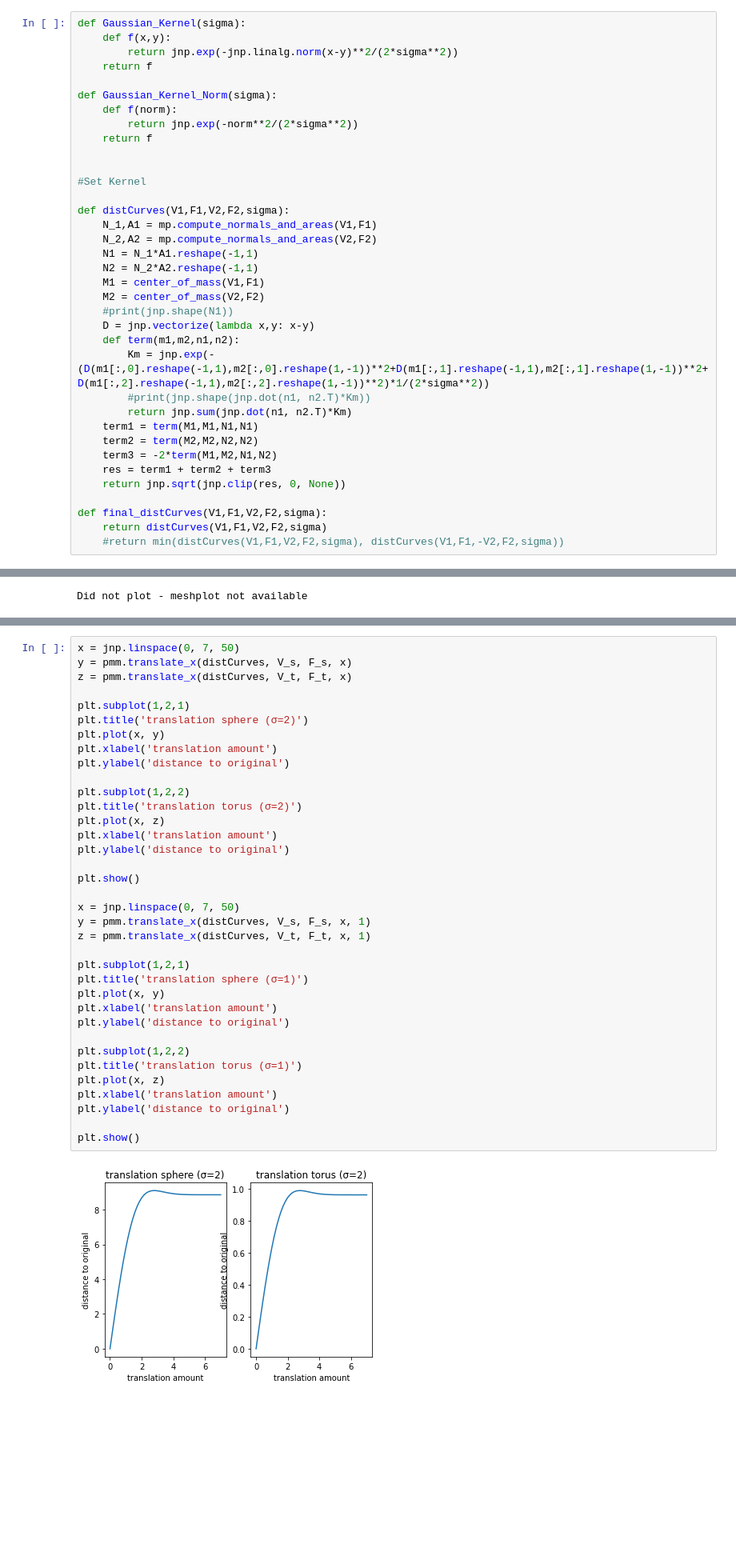
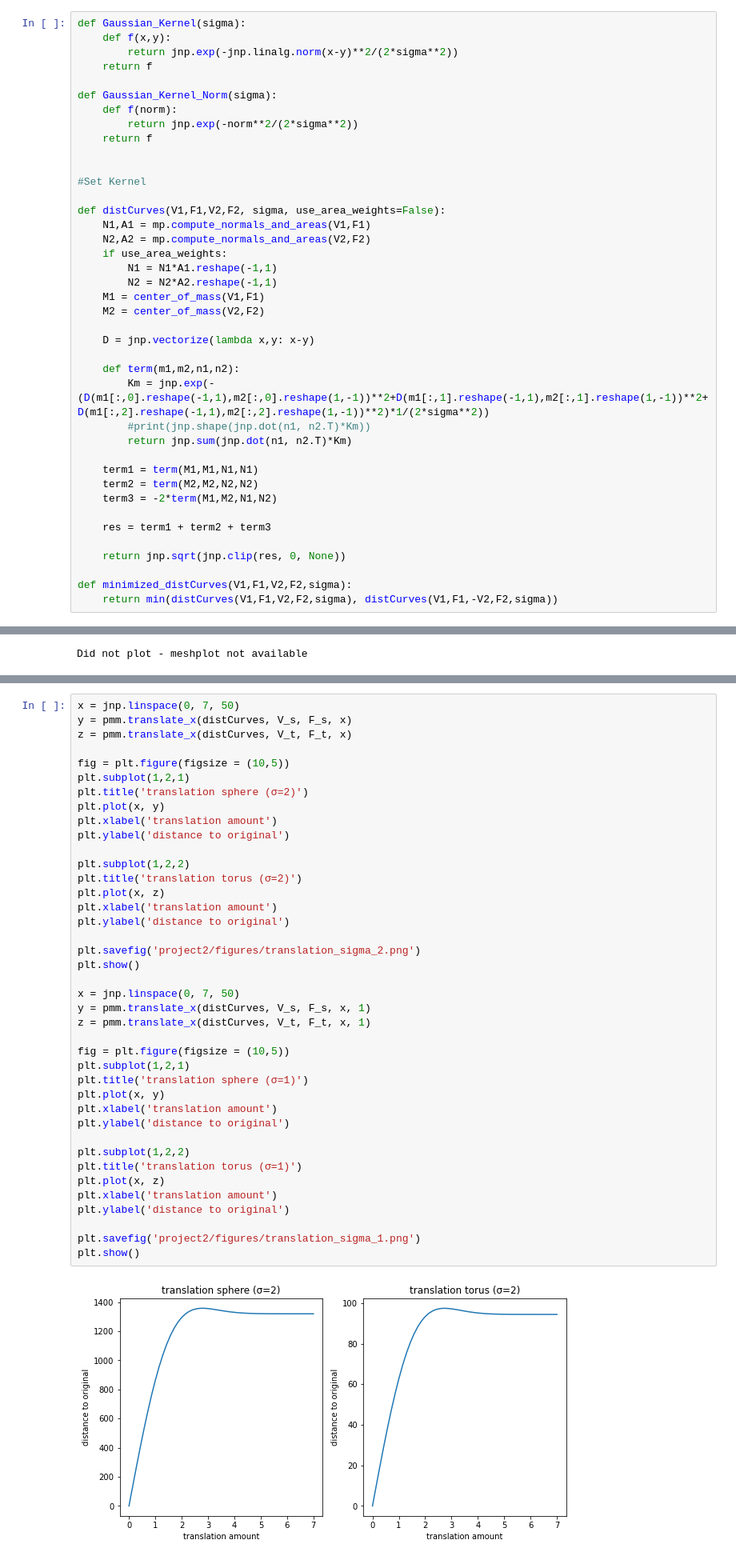
Before and after one commit to Mystiking/AppliedDifferentialGeometry, a Jupyter notebook: Distance measure for Currents.ipynb, the cells around one changed output, grey strips where cells are left out. Shown at 80% size. Drawn from its saved outputs; the diff is of its cells as text; blank space fills up the shorter version.

Commit message:
changes and figures

```diff
--- a/Distance measure for Currents.ipynb
+++ b/Distance measure for Currents.ipynb
@@ -61,27 +61,31 @@ def Gaussian_Kernel_Norm(sigma):
 
 #Set Kernel
 
-def distCurves(V1,F1,V2,F2,sigma):
-    N_1,A1 = mp.compute_normals_and_areas(V1,F1)
-    N_2,A2 = mp.compute_normals_and_areas(V2,F2)
-    N1 = N_1*A1.reshape(-1,1)
-    N2 = N_2*A2.reshape(-1,1)
+def distCurves(V1,F1,V2,F2, sigma, use_area_weights=False):
+    N1,A1 = mp.compute_normals_and_areas(V1,F1)
+    N2,A2 = mp.compute_normals_and_areas(V2,F2)
+    if use_area_weights:
+        N1 = N1*A1.reshape(-1,1)
+        N2 = N2*A2.reshape(-1,1)
     M1 = center_of_mass(V1,F1)
     M2 = center_of_mass(V2,F2)
-    #print(jnp.shape(N1))
+
     D = jnp.vectorize(lambda x,y: x-y)
+
     def term(m1,m2,n1,n2):
         Km = jnp.exp(-(D(m1[:,0].reshape(-1,1),m2[:,0].reshape(1,-1))**2+D(m1[:,1].reshape(-1,1),m2[:,1].reshape(1,-1))**2+D(m1[:,2].reshape(-1,1),m2[:,2].reshape(1,-1))**2)*1/(2*sigma**2))
         #print(jnp.shape(jnp.dot(n1, n2.T)*Km))
         return jnp.sum(jnp.dot(n1, n2.T)*Km)
+
     term1 = term(M1,M1,N1,N1)
     term2 = term(M2,M2,N2,N2)
     term3 = -2*term(M1,M2,N1,N2)
+
     res = term1 + term2 + term3
+
     return jnp.sqrt(jnp.clip(res, 0, None))
 
-def final_distCurves(V1,F1,V2,F2,sigma):
-    return distCurves(V1,F1,V2,F2,sigma)
-    #return min(distCurves(V1,F1,V2,F2,sigma), distCurves(V1,F1,-V2,F2,sigma))
+def minimized_distCurves(V1,F1,V2,F2,sigma):
+    return min(distCurves(V1,F1,V2,F2,sigma), distCurves(V1,F1,-V2,F2,sigma))
 # %%
 def scalar_dist(c,V,F):
@@ -116,36 +120,40 @@ x = jnp.linspace(0, 7, 50)
 y = pmm.translate_x(distCurves, V_s, F_s, x)
 z = pmm.translate_x(distCurves, V_t, F_t, x)
 
+fig = plt.figure(figsize = (10,5))
 plt.subplot(1,2,1)
 plt.title('translation sphere (σ=2)')
 plt.plot(x, y)
 plt.xlabel('translation amount')
 plt.ylabel('distance to original')
 
 plt.subplot(1,2,2)
 plt.title('translation torus (σ=2)')
 plt.plot(x, z)
 plt.xlabel('translation amount')
 plt.ylabel('distance to original')
 
+plt.savefig('project2/figures/translation_sigma_2.png')
 plt.show()
 
 x = jnp.linspace(0, 7, 50)
 y = pmm.translate_x(distCurves, V_s, F_s, x, 1)
 z = pmm.translate_x(distCurves, V_t, F_t, x, 1)
 
+fig = plt.figure(figsize = (10,5))
 plt.subplot(1,2,1)
 plt.title('translation sphere (σ=1)')
 plt.plot(x, y)
 plt.xlabel('translation amount')
 plt.ylabel('distance to original')
 
 plt.subplot(1,2,2)
 plt.title('translation torus (σ=1)')
 plt.plot(x, z)
 plt.xlabel('translation amount')
 plt.ylabel('distance to original')
 
+plt.savefig('project2/figures/translation_sigma_1.png')
 plt.show()
 # %% [output]
-[figure, old version]
+[figure, new version]
```
Also changed, not shown: parts of 21 cells of this notebook, 9 other files.
